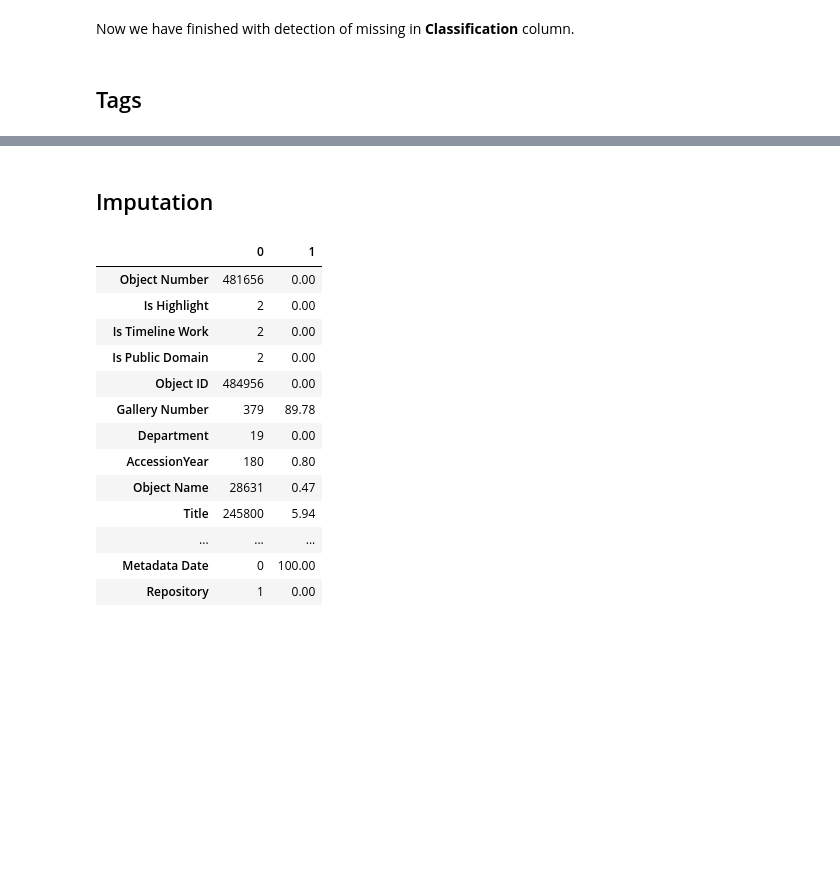
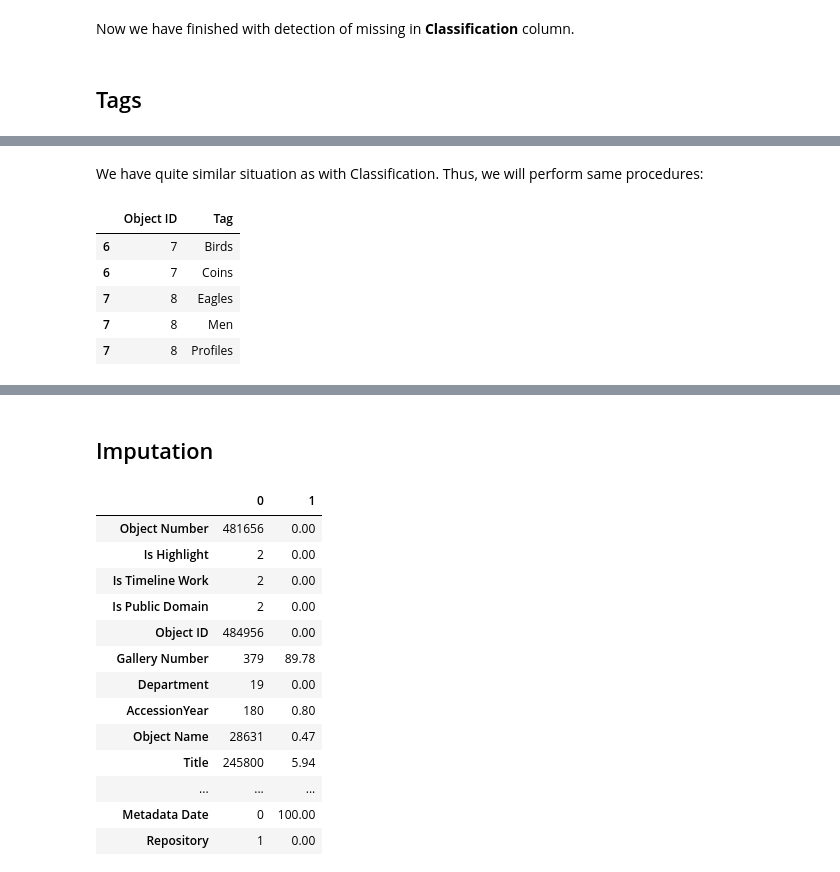
Before and after one commit to nickobard/Data-Preprocessing-Course, a Jupyter notebook: 01/01_homework.ipynb, the cells around one changed output, grey strips where cells are left out. Drawn from its saved outputs; the diff is of its cells as text; code cells hidden in the pictures; blank space fills up the shorter version.

```diff
--- a/01/01_homework.ipynb
+++ b/01/01_homework.ipynb
@@ -1792,0 +1819,13 @@ Now we have finished with detection of missing in **Classification** column.
+# %% [markdown]
+We have quite similar situation as with Classification. Thus, we will perform same procedures:
+# %%
+df_tags['Tags List'] = df_tags['Tags'].str.split('|')
+df_tags_long = df_tags.explode('Tags List').drop('Tags', axis='columns').rename({'Tags List':'Tag'}, axis='columns')
+df_tags_long.dropna().head()
+# %% [output]
+|  | Object ID | Tag |
+| 6 | 7 | Birds |
+| 6 | 7 | Coins |
+| 7 | 8 | Eagles |
+| 7 | 8 | Men |
+| 7 | 8 | Profiles |
```
Also changed, not shown: parts of 11 cells of this notebook.
